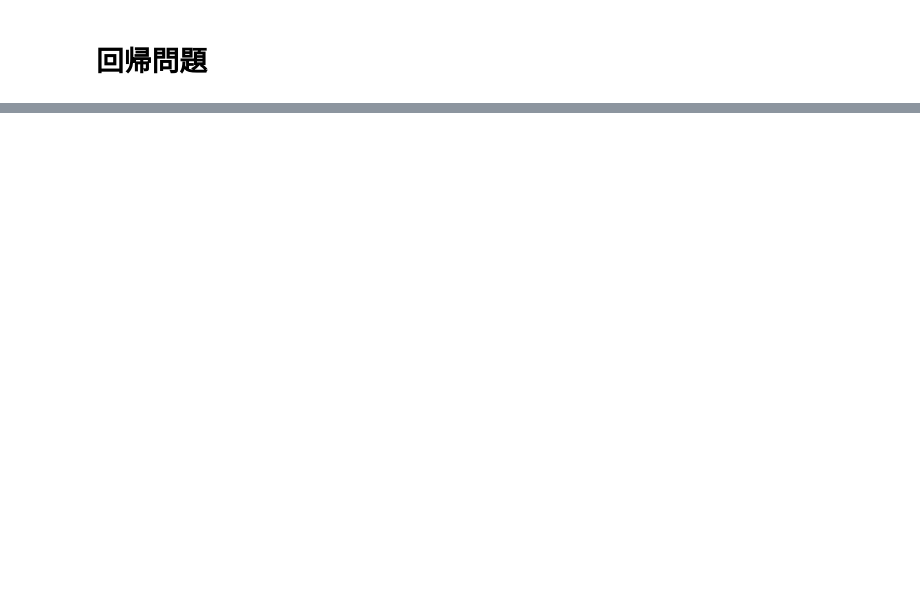
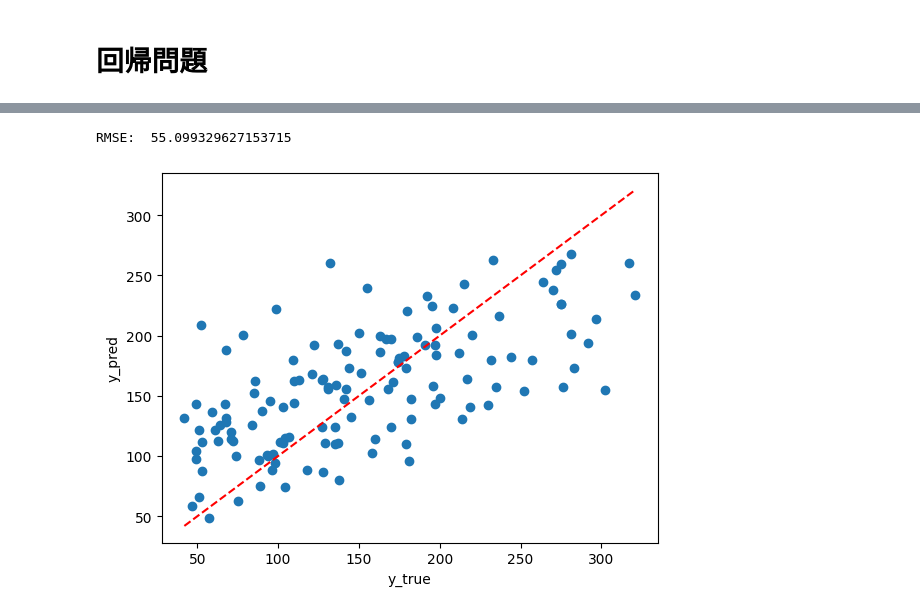
Before and after one commit to KodaiS/ML-study, a Jupyter notebook: basic_classification_and_regression.ipynb, the cells around one changed output, grey strips where cells are left out. Cells and saved outputs as stored; diff of their text form; code cells hidden in the pictures; blank space fills up the shorter version.

```diff
--- a/basic_classification_and_regression.ipynb
+++ b/basic_classification_and_regression.ipynb
@@ -103,0 +224,27 @@ plt.show()
+# %%
+# PCAで次元削減する (10 -> 5)
+pca = PCA(n_components=5)
+pca.fit(X_train)
+X_train_pca = pca.transform(X_train)
+X_test_pca = pca.transform(X_test)
+
+# 次元削減した特徴量で学習
+model_pca = LinearRegression()
+model_pca.fit(X_train_pca, y_train)
+
+# テストデータを予測
+y_pred_pca = model_pca.predict(X_test_pca)
+
+# 結果を確認
+print("RMSE: ", np.sqrt(mean_squared_error(y_test, y_pred_pca)))
+
+min_val = min(y_test)
+max_val = max(y_test)
+plt.scatter(y_test, y_pred_pca)
+plt.plot([min_val, max_val], [min_val, max_val], color='red', linestyle='--')
+plt.xlabel("y_true")
+plt.ylabel("y_pred")
+plt.show()
+# %% [output]
+RMSE:  55.099329627153715
+[figure, added]
```
Also changed, not shown: parts of 16 cells of this notebook.
